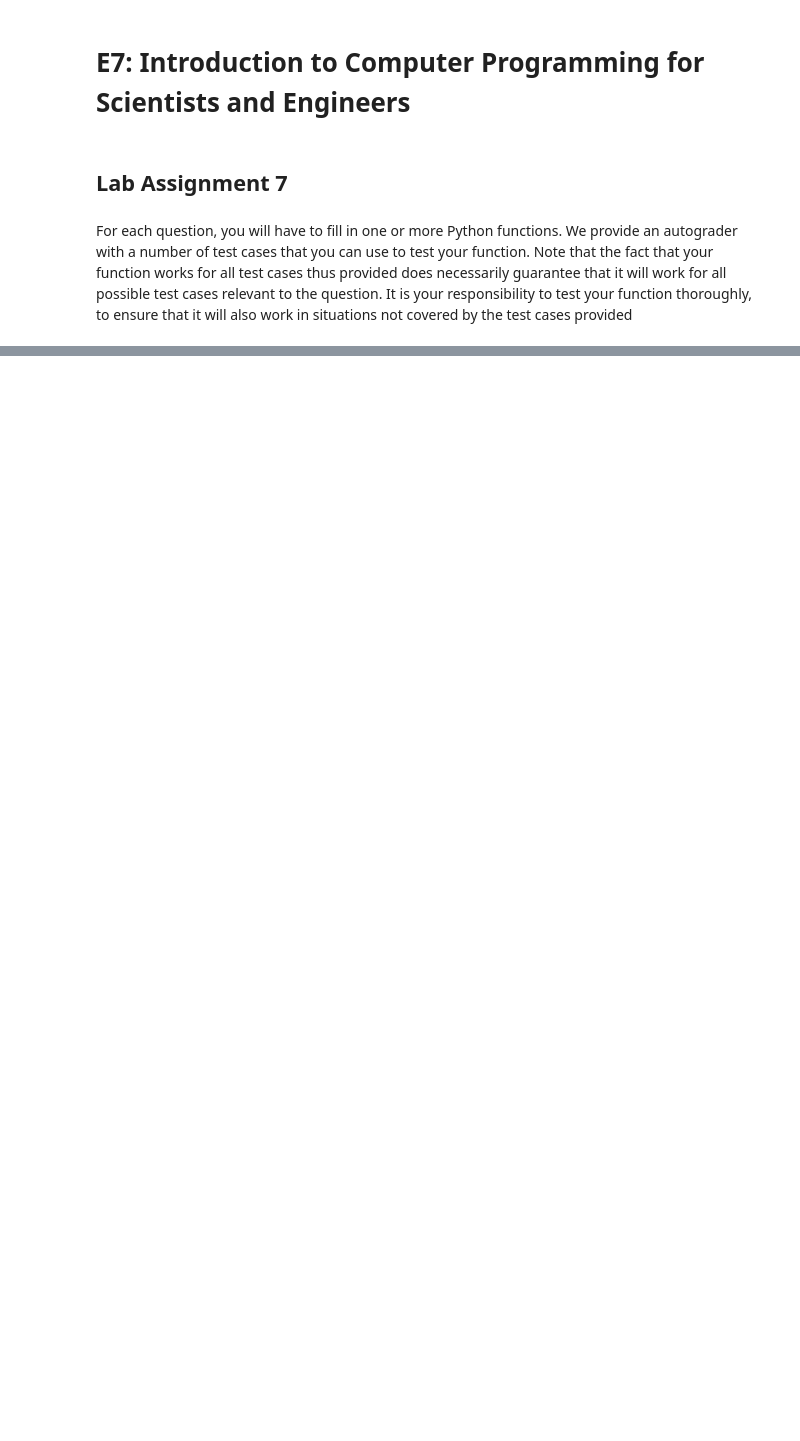
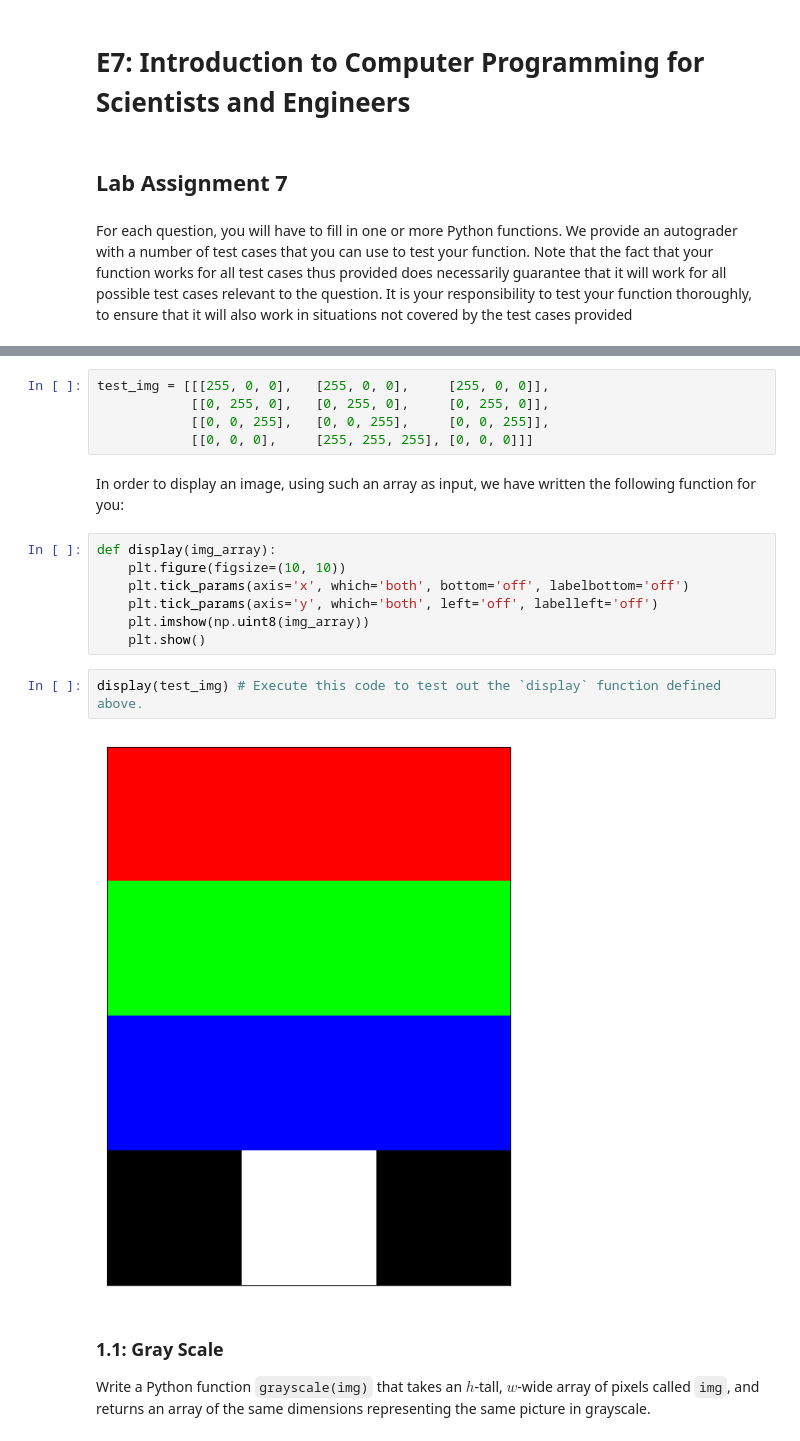
Before and after one commit to ds-modules/ENGIN-7, a Jupyter notebook: pycharm_e7/2016/Lab7/lab7_sol.ipynb, the cells around one changed output, grey strips where cells are left out. Cells and saved outputs as stored; diff of their text form; blank space fills up the shorter version.

```diff
--- a/pycharm_e7/2016/Lab7/lab7_sol.ipynb
+++ b/pycharm_e7/2016/Lab7/lab7_sol.ipynb
@@ -413,0 +46,22 @@ where `pattern` is an array as output by your previous function, `myCellAuto`. O
+# %%
+test_img = [[[255, 0, 0],   [255, 0, 0],     [255, 0, 0]],
+            [[0, 255, 0],   [0, 255, 0],     [0, 255, 0]],
+            [[0, 0, 255],   [0, 0, 255],     [0, 0, 255]],
+            [[0, 0, 0],     [255, 255, 255], [0, 0, 0]]]
+# %% [markdown]
+In order to display an image, using such an array as input, we have written the following function for you:
+# %%
+def display(img_array):
+    plt.figure(figsize=(10, 10))
+    plt.tick_params(axis='x', which='both', bottom='off', labelbottom='off')
+    plt.tick_params(axis='y', which='both', left='off', labelleft='off')
+    plt.imshow(np.uint8(img_array))
+    plt.show()
+# %%
+display(test_img) # Execute this code to test out the `display` function defined above.
+# %% [output]
+[figure, added]
+# %% [markdown]
+### 1.1: Gray Scale
+
+Write a Python function `grayscale(img)` that takes an $h$-tall, $w$-wide array of pixels called `img`, and returns an array of the same dimensions representing the same picture in grayscale.
```
Also changed, not shown: parts of 75 cells of this notebook, 3 other files.
